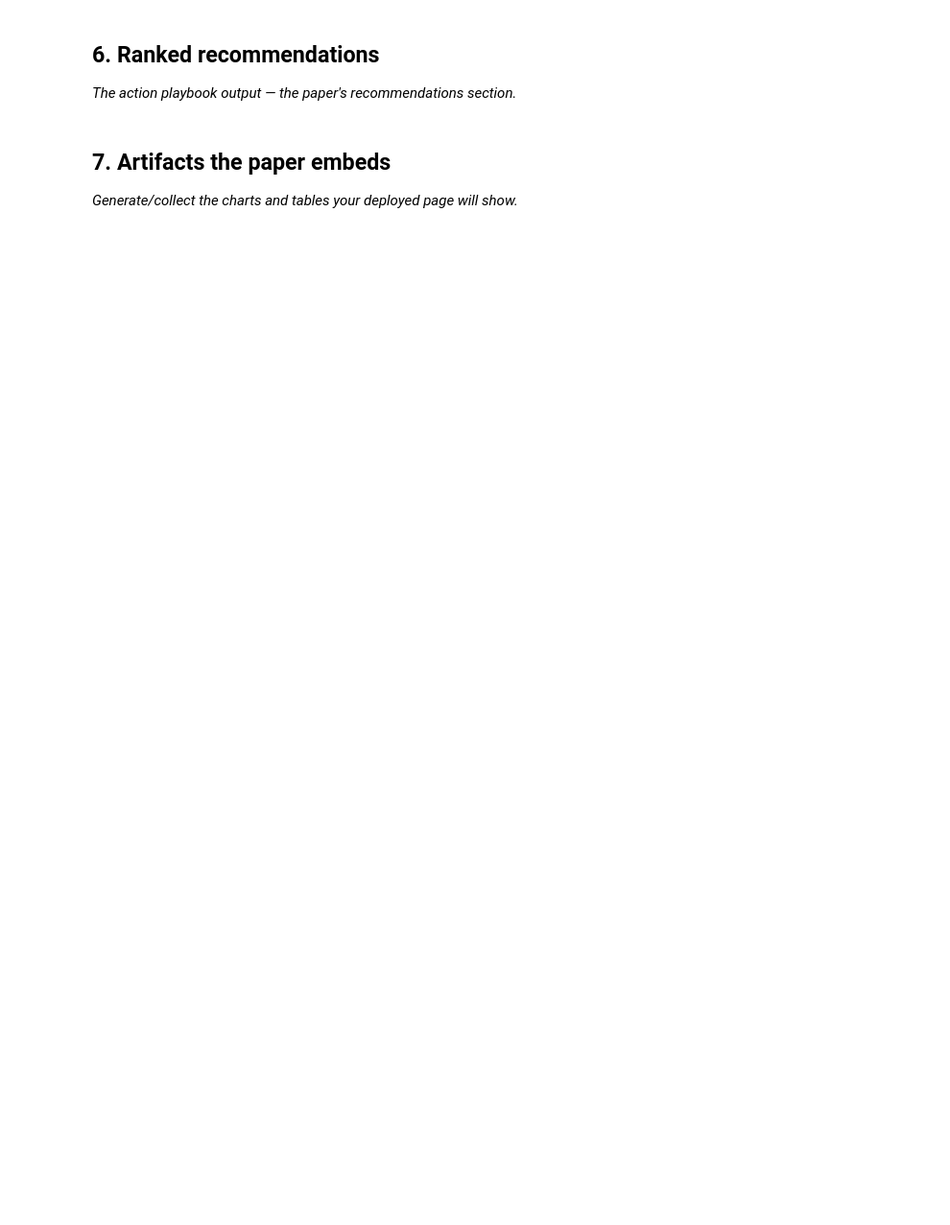
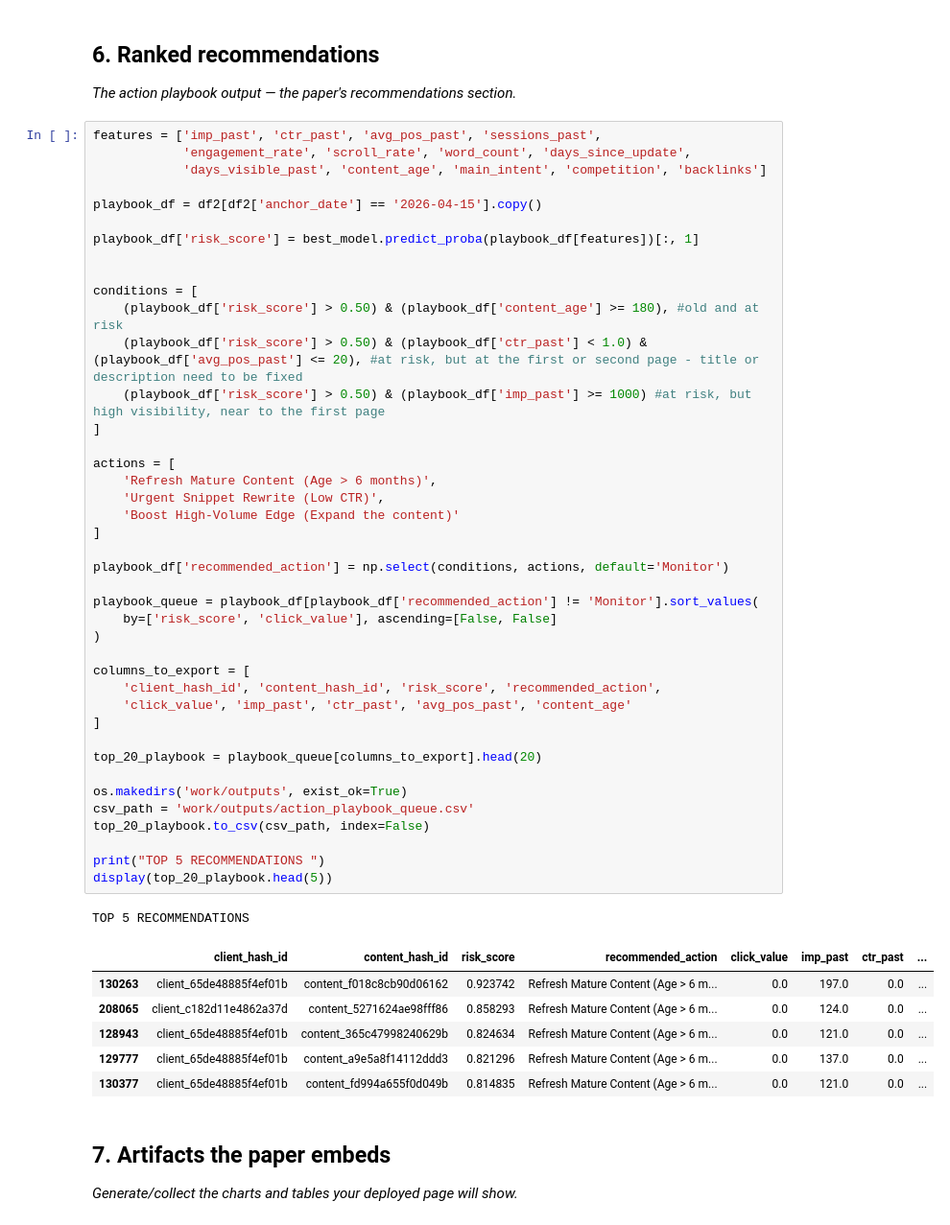
Before and after one commit to oliwialosko/ML_Assignment1, a Jupyter notebook: work/notebooks/capstone.ipynb, the cells around one changed output. Shown at 96% size. Cells and saved outputs as stored; diff of their text form; blank space fills up the shorter version.

```diff
--- a/work/notebooks/capstone.ipynb
+++ b/work/notebooks/capstone.ipynb
@@ -30,6 +473,55 @@ This skeleton is yours to fill. Work the sections **in order** — each one has
 ## 6. Ranked recommendations
 
 *The action playbook output — the paper's recommendations section.*
+# %%
+features = ['imp_past', 'ctr_past', 'avg_pos_past', 'sessions_past',
+            'engagement_rate', 'scroll_rate', 'word_count', 'days_since_update',
+            'days_visible_past', 'content_age', 'main_intent', 'competition', 'backlinks']
+
+playbook_df = df2[df2['anchor_date'] == '2026-04-15'].copy()
+
+playbook_df['risk_score'] = best_model.predict_proba(playbook_df[features])[:, 1]
+
+
+conditions = [
+    (playbook_df['risk_score'] > 0.50) & (playbook_df['content_age'] >= 180), #old and at risk
+    (playbook_df['risk_score'] > 0.50) & (playbook_df['ctr_past'] < 1.0) & (playbook_df['avg_pos_past'] <= 20), #at risk, but at the first or second page - title or description need to be fixed
+    (playbook_df['risk_score'] > 0.50) & (playbook_df['imp_past'] >= 1000) #at risk, but high visibility, near to the first page
+]
+
+actions = [
+    'Refresh Mature Content (Age > 6 months)',
+    'Urgent Snippet Rewrite (Low CTR)',
+    'Boost High-Volume Edge (Expand the content)'
+]
+
+playbook_df['recommended_action'] = np.select(conditions, actions, default='Monitor')
+
+playbook_queue = playbook_df[playbook_df['recommended_action'] != 'Monitor'].sort_values(
+    by=['risk_score', 'click_value'], ascending=[False, False]
+)
+
+columns_to_export = [
+    'client_hash_id', 'content_hash_id', 'risk_score', 'recommended_action',
+    'click_value', 'imp_past', 'ctr_past', 'avg_pos_past', 'content_age'
+]
+
+top_20_playbook = playbook_queue[columns_to_export].head(20)
+
+os.makedirs('work/outputs', exist_ok=True)
+csv_path = 'work/outputs/action_playbook_queue.csv'
+top_20_playbook.to_csv(csv_path, index=False)
+
+print("TOP 5 RECOMMENDATIONS ")
+display(top_20_playbook.head(5))
+# %% [output]
+TOP 5 RECOMMENDATIONS
+|  | client_hash_id | content_hash_id | risk_score | recommended_action | click_value | imp_past | ctr_past | ... |
+| 130263 | client_65de48885f4ef01b | content_f018c8cb90d06162 | 0.923742 | Refresh Mature Content (Age > 6 m... | 0.0 | 197.0 | 0.0 | ... |
+| 208065 | client_c182d11e4862a37d | content_5271624ae98fff86 | 0.858293 | Refresh Mature Content (Age > 6 m... | 0.0 | 124.0 | 0.0 | ... |
+| 128943 | client_65de48885f4ef01b | content_365c47998240629b | 0.824634 | Refresh Mature Content (Age > 6 m... | 0.0 | 121.0 | 0.0 | ... |
+| 129777 | client_65de48885f4ef01b | content_a9e5a8f14112ddd3 | 0.821296 | Refresh Mature Content (Age > 6 m... | 0.0 | 137.0 | 0.0 | ... |
+| 130377 | client_65de48885f4ef01b | content_fd994a655f0d049b | 0.814835 | Refresh Mature Content (Age > 6 m... | 0.0 | 121.0 | 0.0 | ... |
 # %% [markdown]
 ## 7. Artifacts the paper embeds
 
```
Also changed, not shown: parts of 23 cells of this notebook.
